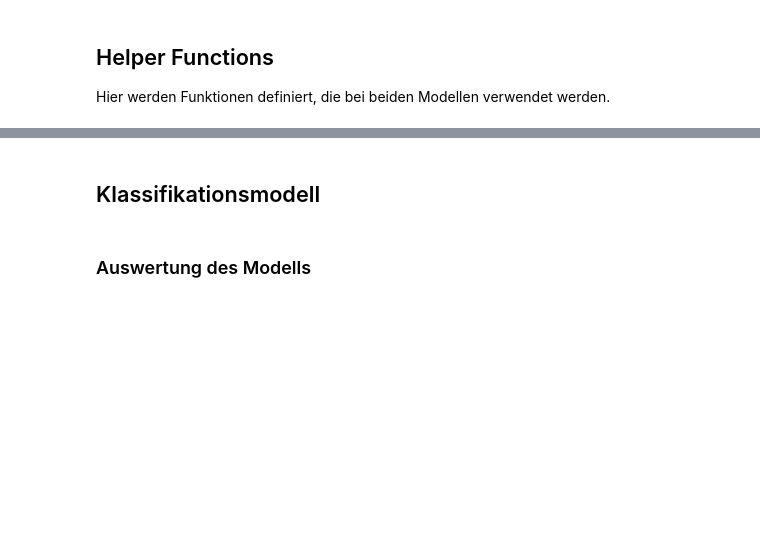
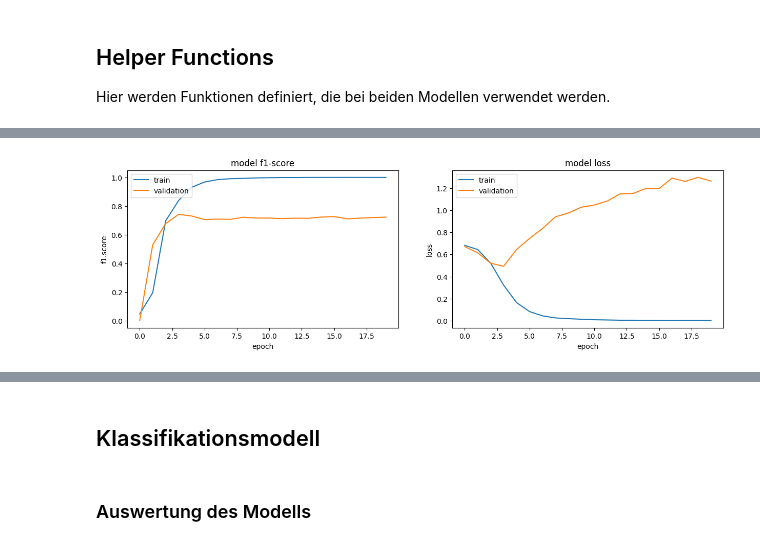
Before and after one commit to florinbarbisch/npr-mc1-text-classification, a Jupyter notebook: Model3_CNN.ipynb, the cells around one changed output, grey strips where cells are left out. Saved outputs shown, nothing was run; the diff lists cells and outputs as text; code cells hidden in the pictures; blank space fills up the shorter version.

```diff
--- a/Model3_CNN.ipynb
+++ b/Model3_CNN.ipynb
@@ -58,0 +72,4 @@ Seaborn Version: 0.12.2
+# %%
+train = pd.read_csv("./data/processed/train.csv")
+val = pd.read_csv("./data/processed/val.csv")
+test = pd.read_csv("./data/raw/test.csv")
@@ -58,0 +78,17 @@ Seaborn Version: 0.12.2
+# %%
+tokenizer = Tokenizer(num_words=20000)
+tokenizer.fit_on_texts(train.text)
+
+train_tokens = tokenizer.texts_to_sequences(train.text)
+val_tokens = tokenizer.texts_to_sequences(val.text)
+
+vocab_size = len(tokenizer.word_index) + 1  # Adding 1 because of reserved 0 index
+
+categories = 1
+
+print(f"Maximal number of words of sentences {max([len(lst) for lst in train_tokens])}")
+
+maxlen = 40
+
+train_tokens = pad_sequences(train_tokens, padding='post', maxlen=maxlen)
+val_tokens = pad_sequences(val_tokens, padding='post', maxlen=maxlen)
@@ -66,0 +137,16 @@ Hier werden Funktionen definiert, die bei beiden Modellen verwendet werden.
+# %%
+model = keras.Sequential()
+model.add(keras.layers.Embedding(vocab_size, 50, input_length=40))
+model.add(keras.layers.Conv1D(filters=128, kernel_size=5, activation='relu'))
+model.add(keras.layers.MaxPooling1D(pool_size=2))
+model.add(keras.layers.Flatten())
+model.add(keras.layers.Dropout(0.25))
+model.add(keras.layers.Dense(100, activation=tf.nn.relu))
+model.add(keras.layers.Dropout(0.25))
+model.add(keras.layers.Dense(20, activation=tf.nn.relu))
+model.add(keras.layers.Dense( categories, activation=tf.nn.sigmoid))
+#model.add(keras.layers.Dense(4, activation='sigmoid'))
+print(model.summary())
+
+model.compile(optimizer=tf.optimizers.Adam() , loss='binary_crossentropy', metrics= get_f1)
+history = model.fit(train_tokens, train.target, epochs=20, batch_size=512, validation_data=(val_tokens, val.target), verbose=1)
@@ -66,0 +171,4 @@ Hier werden Funktionen definiert, die bei beiden Modellen verwendet werden.
+# %%
+plot_f1_score_loss(history)
+# %% [output]
+[figure, added]
```
Also changed, not shown: parts of 9 cells of this notebook.
